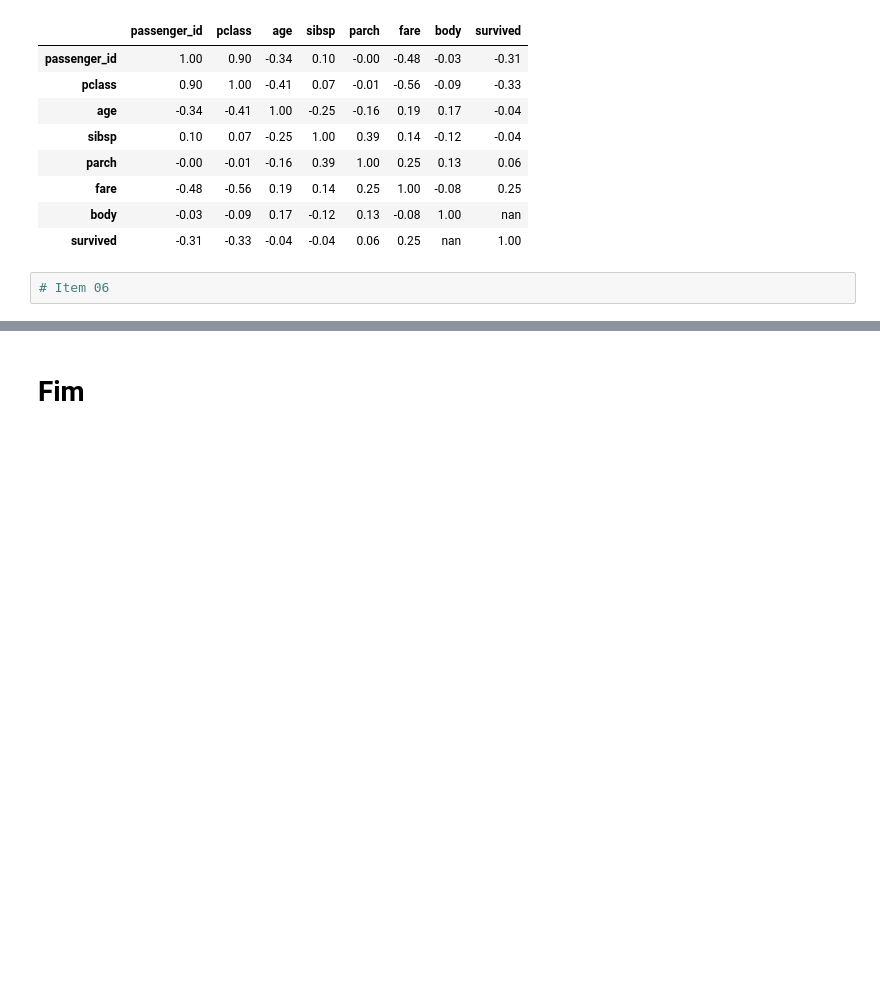
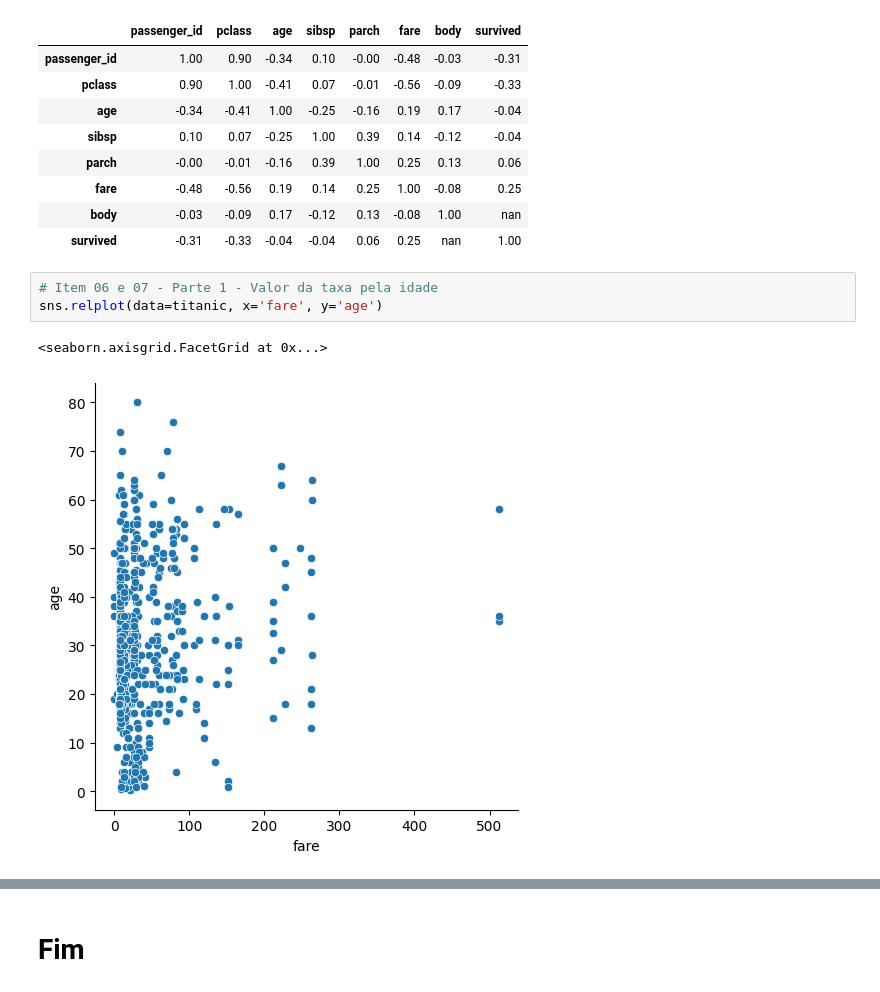
Before and after one commit to Victor-Fiamoncini/atv_ml_01, a Jupyter notebook: src/Exercícios Análise Exploratória.ipynb, the cells around one changed output, grey strips where cells are left out. Cells and saved outputs as stored; diff of their text form; blank space fills up the shorter version.

Commit message:
feat: add items 6 and 7 part 1

```diff
--- a/src/Exercícios Análise Exploratória.ipynb
+++ b/src/Exercícios Análise Exploratória.ipynb
@@ -303,4 +303,8 @@ matriz_correlacao.style.background_gradient(cmap='coolwarm').set_precision(2)
 | body | -0.03 | -0.09 | 0.17 | -0.12 | 0.13 | -0.08 | 1.00 | nan |
 | survived | -0.31 | -0.33 | -0.04 | -0.04 | 0.06 | 0.25 | nan | 1.00 |
 # %%
-# Item 06
+# Item 06 e 07 - Parte 1 - Valor da taxa pela idade
+sns.relplot(data=titanic, x='fare', y='age')
+# %% [output]
+<seaborn.axisgrid.FacetGrid at 0x...>
+[figure, added]
```
Also changed, not shown: parts of 5 cells of this notebook.
